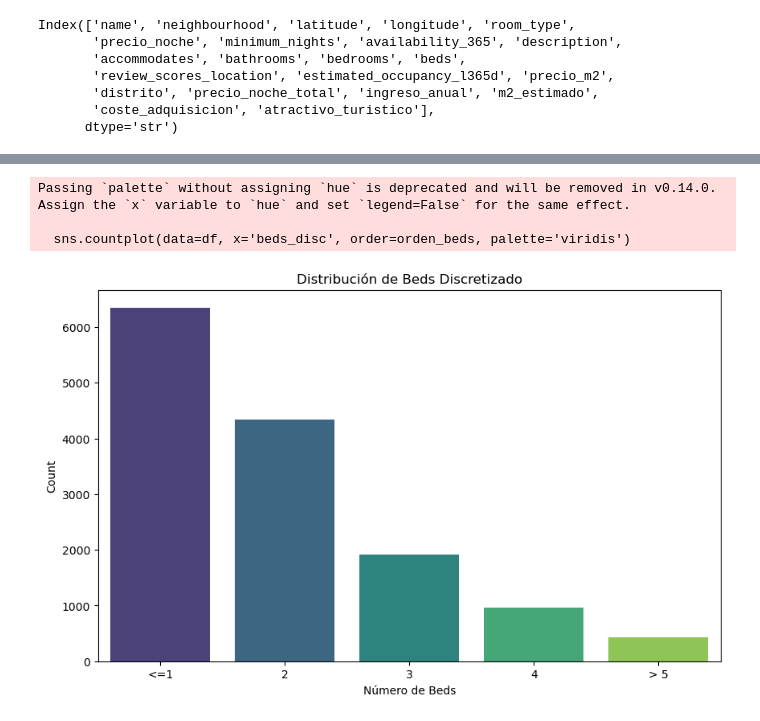
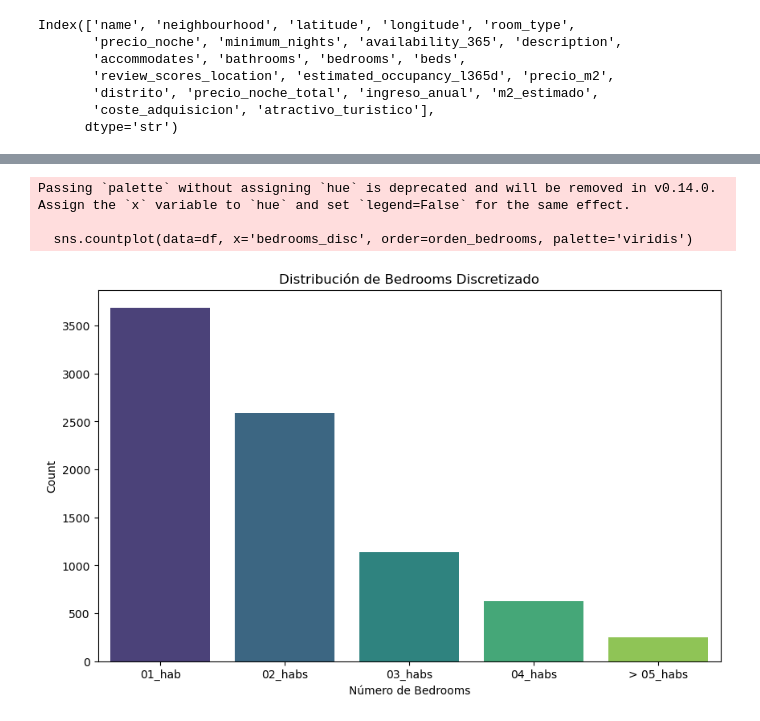
Before and after one commit to PabloHVega/Analisis-Inmobiliario, a Jupyter notebook: notebooks/02_CreacionVariables.ipynb, the cells around one changed output, grey strips where cells are left out. Saved outputs shown, nothing was run; the diff lists cells and outputs as text; code cells hidden in the pictures.

```diff
--- a/notebooks/02_CreacionVariables.ipynb
+++ b/notebooks/02_CreacionVariables.ipynb
@@ -274,6 +301,9 @@ Passing `palette` without assigning `hue` is deprecated and will be removed in v
+# %%
+# Discretizar bathrooms en las categorías '<= 1', '1 - 2', '> 2'
+df['bathrooms_disc'] = pd.cut(df['bathrooms'], bins=[-np.inf, 1, 2, np.inf], labels=['<= 1_toilet', '1 - 2 toilets', '> 2 toilets'])
 # %%
 # Gráfico de barras de bathrooms discretizado con tamaño personalizado
-orden = ['<= 1', '1 - 2', '> 2']
+orden = ['<= 1_toilet', '1 - 2 toilets', '> 2 toilets']
 df['bathrooms_disc'] = pd.Categorical(df['bathrooms_disc'], categories=orden, ordered=True)
 plt.figure(figsize=(10, 6))
 sns.countplot(data=df, x='bathrooms_disc', palette='viridis', order=orden)
@@ -289,6 +319,3 @@ Passing `palette` without assigning `hue` is deprecated and will be removed in v
-# %%
-# Discretizar bathrooms en las categorías '<= 1', '1 - 2', '> 2'
-df['bathrooms_disc'] = pd.cut(df['bathrooms'], bins=[-np.inf, 1, 2, np.inf], labels=['<= 1', '1 - 2', '> 2'])
 # %%
 # Discretizar accommodates en las categorías '1', '2', '3', '4', '> 5'
 df['accommodates_disc'] = pd.cut(df['accommodates'], bins=[-np.inf, 1, 2, 3, 4, np.inf], labels=['1', '2', '3', '4', '> 5'])
@@ -309,17 +336,17 @@ Passing `palette` without assigning `hue` is deprecated and will be removed in v
 # %%
 # Discretizar beds en las categorías '<=1', '2', '3', '4', '> 5'
-df['beds_disc'] = pd.cut(df['beds'], bins=[-np.inf, 1, 2, 3, 4, np.inf], labels=['<=1', '2', '3', '4', '> 5'])
+df['bedrooms_disc'] = pd.cut(df['beds'], bins=[-np.inf, 1, 2, 3, 4, np.inf], labels=['01_hab', '02_habs', '03_habs', '04_habs', '> 05_habs'])
 # %%
-# Grafico de barras de beds discretizado con tamaño personalizado
-orden_beds = ['<=1', '2', '3', '4', '> 5']
+# Grafico de barras de bedrooms discretizado con tamaño personalizado
+orden_bedrooms = ['01_hab', '02_habs', '03_habs', '04_habs', '> 05_habs']
 plt.figure(figsize=(10, 6))
-sns.countplot(data=df, x='beds_disc', order=orden_beds, palette='viridis')
-plt.title('Distribución de Beds Discretizado')
-plt.xlabel('Número de Beds')
+sns.countplot(data=df, x='bedrooms_disc', order=orden_bedrooms, palette='viridis')
+plt.title('Distribución de Bedrooms Discretizado')
+plt.xlabel('Número de Bedrooms')
 plt.ylabel('Count')
 plt.show()
 # %% [output]
 Passing `palette` without assigning `hue` is deprecated and will be removed in v0.14.0. Assign the `x` variable to `hue` and set `legend=False` for the same effect.
 
-  sns.countplot(data=df, x='beds_disc', order=orden_beds, palette='viridis')
+  sns.countplot(data=df, x='bedrooms_disc', order=orden_bedrooms, palette='viridis')
-[figure, old version]
+[figure, new version]
```
Also changed, not shown: parts of 14 cells of this notebook, 3 other files.
